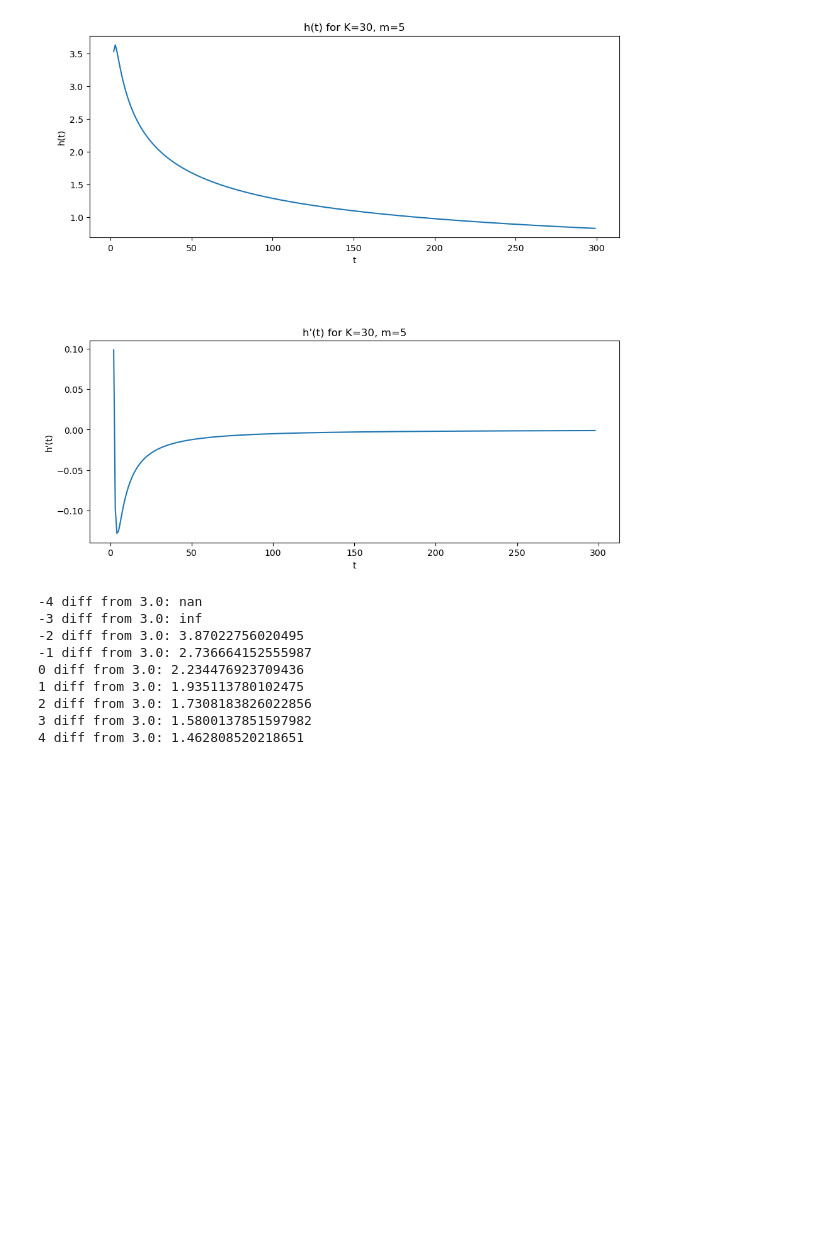
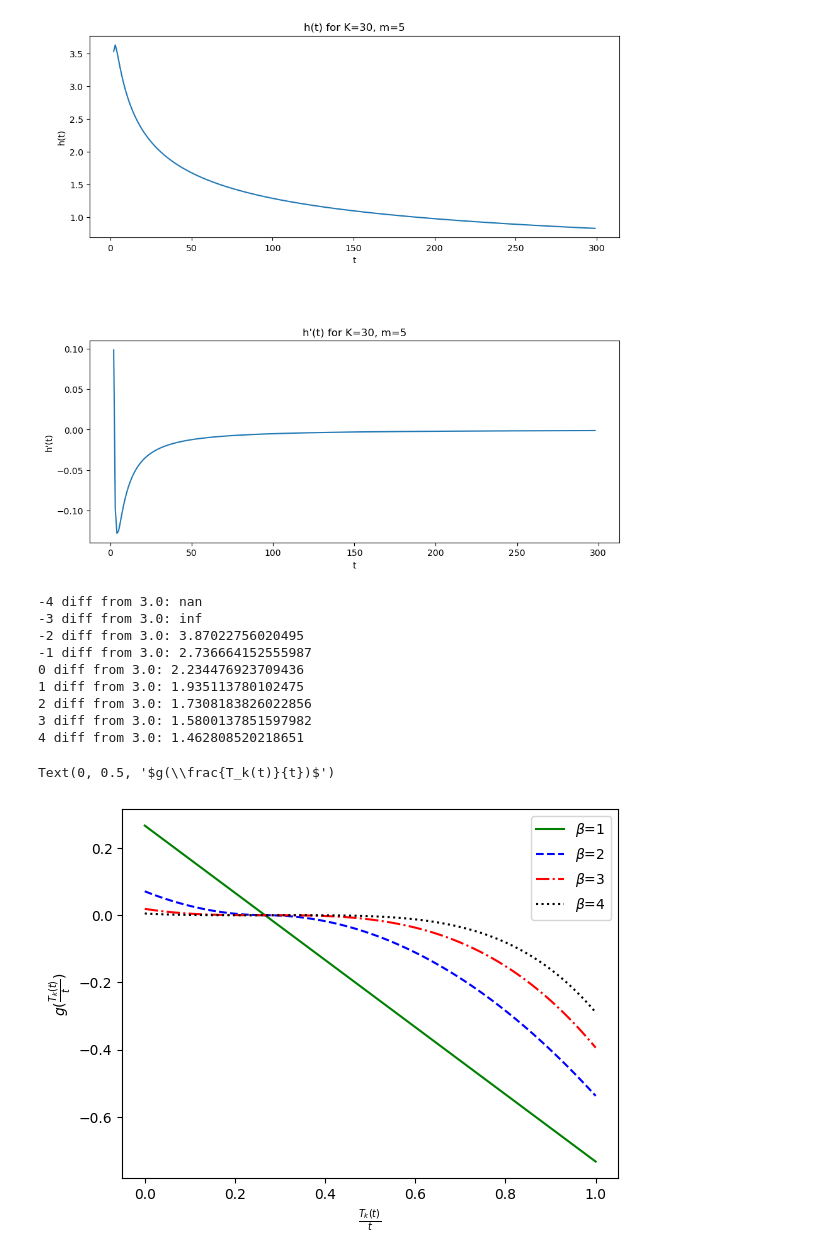
Before and after one commit to oritalp/PAUSE, a Jupyter notebook: checks.ipynb, the cells around one changed output. Cells and saved outputs as stored; diff of their text form; code cells hidden in the pictures; blank space fills up the shorter version.

Commit message:
minor changes, mainly plotting graphs for ICASSP

```diff
--- a/checks.ipynb
+++ b/checks.ipynb
@@ -78,3 +78,26 @@ for i in range(-4,5):
 2 diff from 3.0: 1.7308183826022856
 3 diff from 3.0: 1.5800137851597982
 4 diff from 3.0: 1.462808520218651
+# %%
+import numpy as np
+import matplotlib.pyplot as plt
+import math
+
+m = 8
+K = 30
+
+x = np.arange(0,1.01,0.01)
+
+list_of_colors = ['green','blue','red','black','purple','orange','yellow','brown','pink','grey','cyan']
+list_of_ls = ['-',"--","-.",":","-","--","-.",":","-","--","-.",":"]
+
+fig, ax = plt.subplots()
+for beta in range(1,5):
+    ax.plot(x, np.abs((m/K)-x)**beta*np.sign(m/K-x), label=fr"$\beta$={beta}", color=list_of_colors[beta-1], linestyle=list_of_ls[beta-1])
+    ax.legend()
+
+ax.set_xlabel(r"$\frac{T_k(t)}{t}$")
+ax.set_ylabel(r"$g(\frac{T_k(t)}{t})$")
+# %% [output]
+Text(0, 0.5, '$g(\\frac{T_k(t)}{t})$')
+[figure, added]
```
Also changed, not shown: 4 other files.
